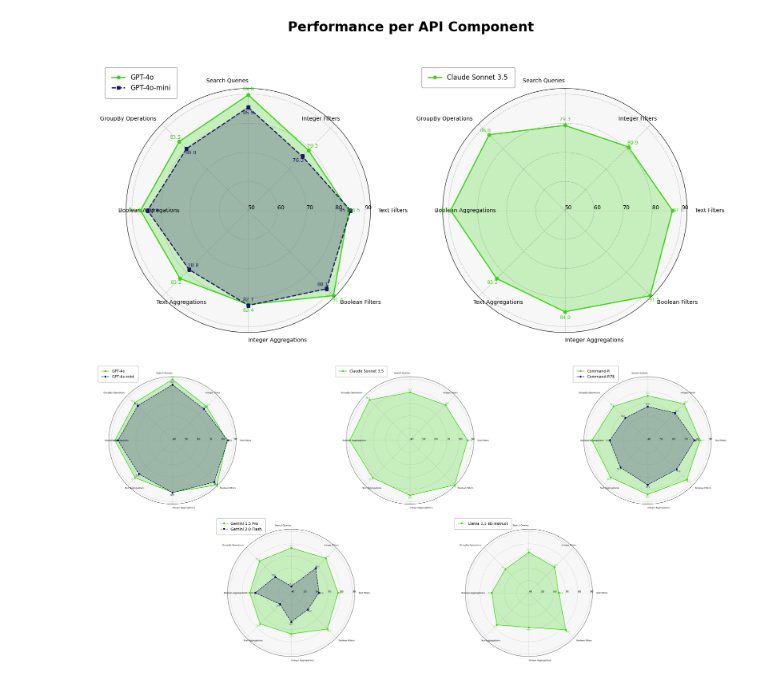
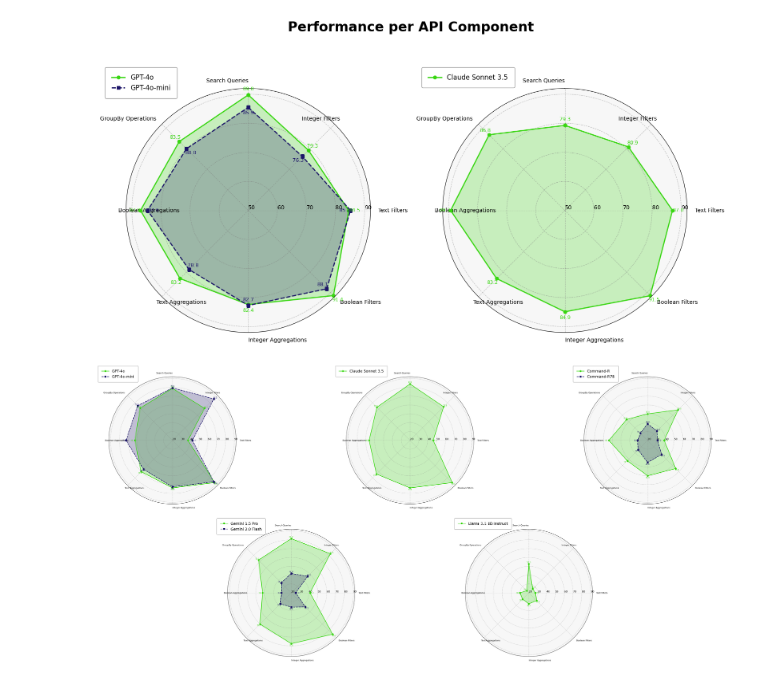
Before and after one commit to weaviate/weaviate-gorilla, a Jupyter notebook: notebooks/radar-plot.ipynb, the cells around one changed output. Drawn from its saved outputs; the diff is of its cells as text; code cells hidden in the pictures.

```diff
--- a/notebooks/radar-plot.ipynb
+++ b/notebooks/radar-plot.ipynb
@@ -259,6 +259,8 @@ plt.show()
 [figure]
 # %%
 # Create a figure with five subplots arranged in 2 rows
+import matplotlib.pyplot as plt
+import numpy as np
 fig = plt.figure(figsize=(40, 16), facecolor='white')
 gs = fig.add_gridspec(2, 3, height_ratios=[1, 1])
 
@@ -280,14 +282,14 @@ categories = ['Search Queries', 'Integer Filters', 'Text Filters',
               'Boolean Aggregations', 'GroupBy Operations']
 
 # Model data
-gpt4o_values = [89.77, 79.28, 84.53, 91.44, 82.38, 83.16, 87.03, 83.53]
-gpt4o_mini_values = [85.48, 76.31, 85.16, 88.13, 82.69, 78.78, 84.59, 80.03]
-claude_sonnet_3_5_values = [79.28, 80.91, 87.0, 91.5, 84.88, 83.16, 89.25, 86.83]
-command_r_values = [76.5, 82.22, 82.84, 85.31, 84.25, 82.75, 85.44, 79.34]
-command_r7b_values = [67.58, 71.69, 78.28, 73.53, 76.31, 71.34, 70.84, 65.86]
-gemini_1_5_pro_values = [76.62, 79.91, 78.19, 81.84, 73.59, 75.97, 73.88, 76.7]
-gemini_2_flash_exp_values = [45.28, 68.44, 62.56, 59.22, 63.69, 53.09, 69.34, 58.42]
-llama_3_1_8b_instruct_values = [73.08, 69.72, 64.44, 82.78, 68.19, 77.06, 70.34, 67.16]
+gpt4o_values = [78.75, 71.25, 37.50, 87.50, 73.75, 70.00, 62.50, 71.70]
+gpt4o_mini_values = [79.38, 86.25, 42.50, 86.25, 72.50, 66.25, 72.50, 75.47]
+claude_sonnet_3_5_values = [83.75, 73.75, 46.25, 87.50, 73.75, 73.75, 66.25, 72.96]
+command_r_values = [50.00, 68.75, 38.75, 65.00, 60.00, 52.50, 63.75, 53.46]
+command_r7b_values = [38.75, 35.00, 31.25, 42.50, 45.00, 35.00, 31.25, 31.45]
+gemini_1_5_pro_values = [81.25, 82.50, 41.25, 86.25, 77.50, 70.00, 52.50, 72.33]
+gemini_2_flash_exp_values = [41.88, 46.25, 25.00, 42.50, 36.25, 37.50, 31.25, 35.85]
+llama_3_1_8b_instruct_values = [52.50, 26.25, 27.50, 32.50, 32.50, 30.00, 30.00, 23.27]
 
 # Number of variables and angles
 num_vars = len(categories)
@@ -352,36 +354,36 @@ for ax in [ax1, ax2, ax3, ax4, ax5]:
             label.set_rotation(angle_deg)
 
     # Set chart limits and grid
-    ax.set_ylim(40, 92)  # Extended lower limit to accommodate Gemini 2.0 Flash values
-    ax.set_rgrids(range(40, 93, 10), angle=90)
+    ax.set_ylim(20, 92)  # Extended lower limit to 20 to better show the full range
+    ax.set_rgrids(range(20, 93, 10), angle=90)  # Start concentric circles from 20
     ax.yaxis.grid(True, linestyle='--', color='grey', alpha=0.5)
     ax.xaxis.grid(True, linestyle='--', color='grey', alpha=0.5)
 
 # Add data labels
 def add_data_labels(ax, values, color):
     for i in range(num_vars):
         angle = angles[i]
         value = values[i]
         ax.text(angle, value + 2, f"{value:.1f}", color=color, fontsize=7, ha='center', va='center')
 
 # Add data labels for each plot
 add_data_labels(ax1, gpt4o_values, gpt4o_color)
 add_data_labels(ax1, gpt4o_mini_values, gpt4o_mini_color)
 add_data_labels(ax2, claude_sonnet_3_5_values, gpt4o_color)
 add_data_labels(ax3, command_r_values, gpt4o_color)
 add_data_labels(ax3, command_r7b_values, gpt4o_mini_color)
 add_data_labels(ax4, gemini_1_5_pro_values, gpt4o_color)
 add_data_labels(ax4, gemini_2_flash_exp_values, gpt4o_mini_color)
 add_data_labels(ax5, llama_3_1_8b_instruct_values, gpt4o_color)
 
 # Add legends with larger font size
 for ax in [ax1, ax2, ax3, ax4, ax5]:
     ax.legend(loc='upper left', bbox_to_anchor=(-0.1, 1.1), fontsize=14, frameon=True, edgecolor='grey', borderpad=1)
 
 plt.tight_layout()
 
 # Save the plot with high DPI
 plt.savefig('model_comparison_analysis.png', dpi=300, bbox_inches='tight', facecolor='white')
 plt.show()
 # %% [output]
-[figure, old version]
+[figure, new version]
```
Also changed, not shown: 30 other files.
